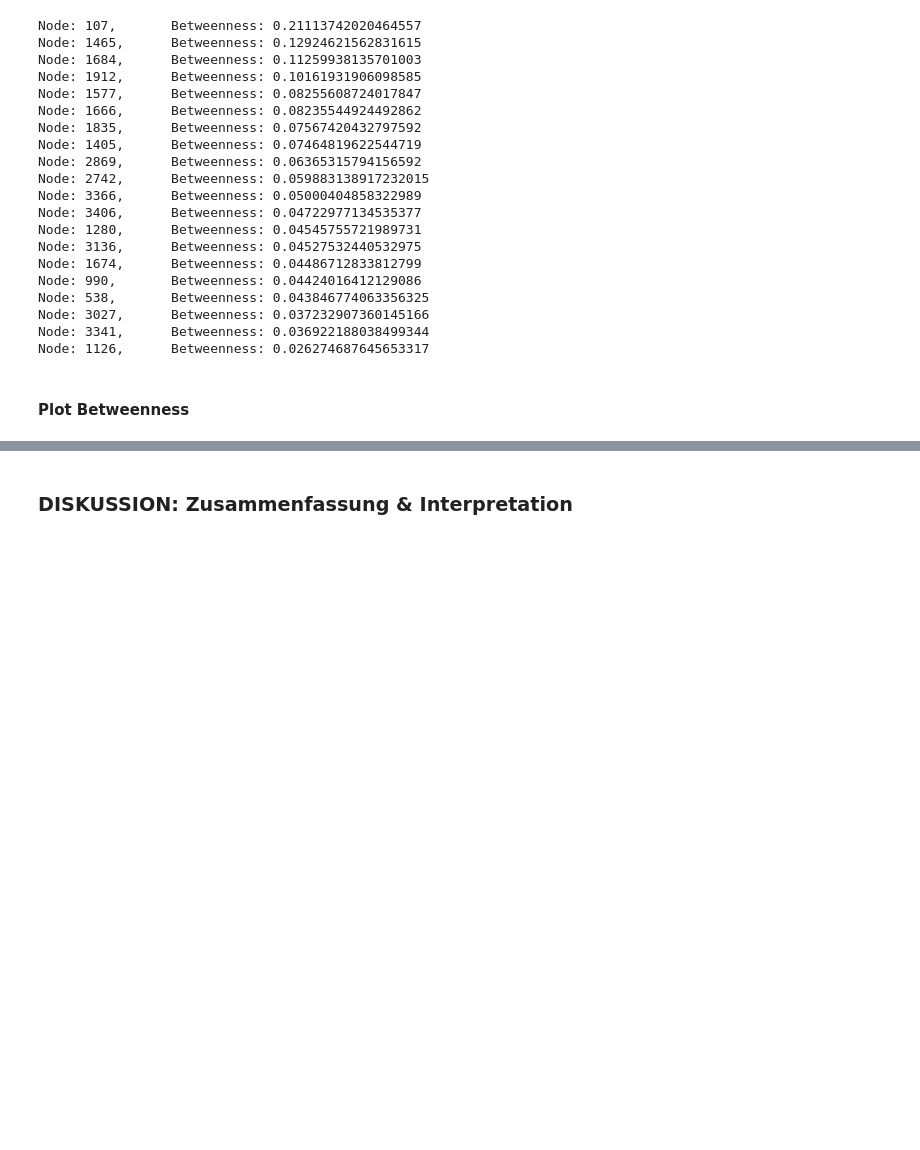
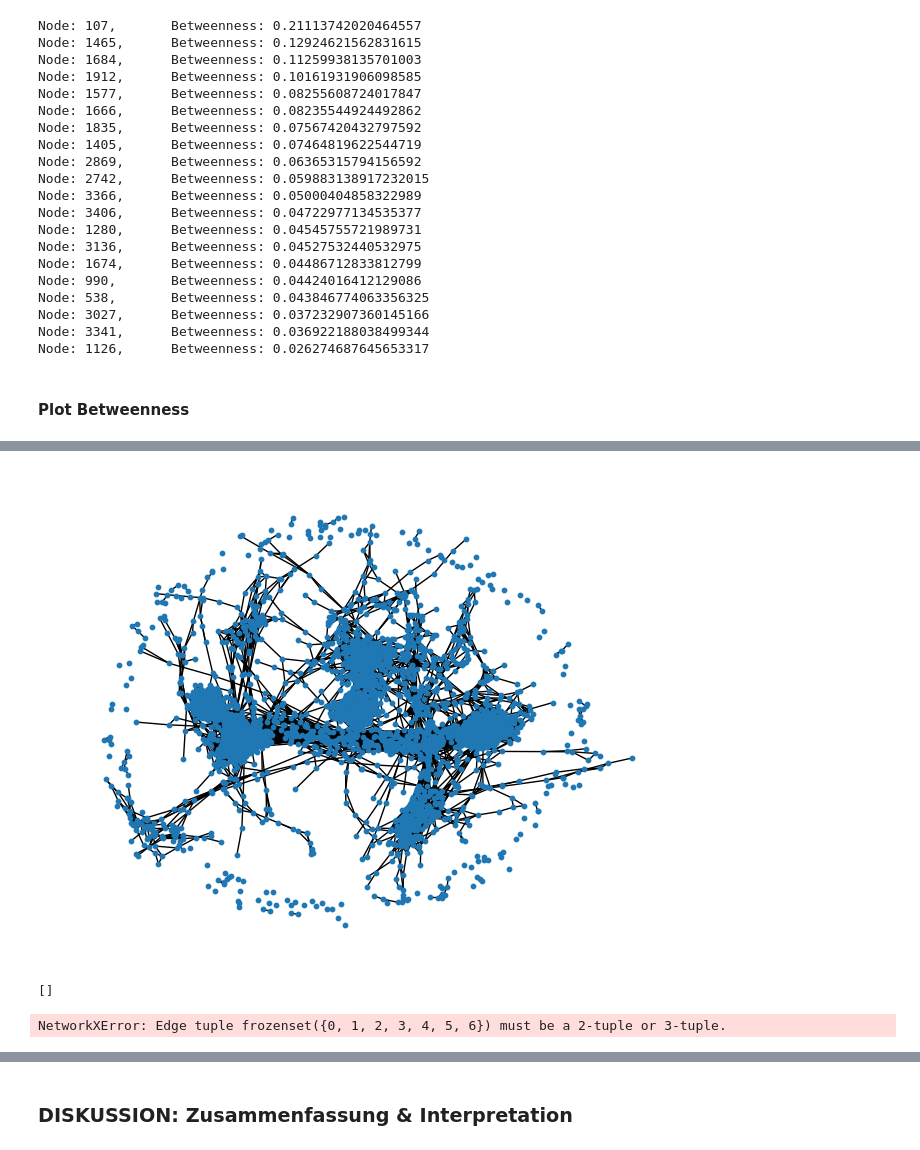
Before and after one commit to thodotpro/ws25_network, a Jupyter notebook: 25W-NWS-Aufgabenstellung.ipynb, the cells around one changed output, grey strips where cells are left out. Saved outputs shown, nothing was run; the diff lists cells and outputs as text; code cells hidden in the pictures; blank space fills up the shorter version.

```diff
--- a/25W-NWS-Aufgabenstellung.ipynb
+++ b/25W-NWS-Aufgabenstellung.ipynb
@@ -272,0 +341,29 @@ plt.show()
+# %%
+plt.Figure(figsize=(12,8))
+nx.draw_spring(H_sub,
+               node_size=10)
+# %% [output]
+[figure, added]
+# %%
+G = nx.complete_graph(5)
+
+K5 = nx.convert_node_labels_to_integers(G, first_label=2)
+
+G.add_edges_from(K5.edges())
+
+c = list(nx.community.k_clique_communities(G, 4))
+
+sorted(list(c[0]))
+[0, 1, 2, 3, 4, 5, 6]
+
+list(nx.community.k_clique_communities(G, 6))
+# %% [output]
+[]
+# %%
+c = nx.community.k_clique_communities(G, 3)
+# len(c)
+
+H = nx.Graph()
+H.add_edges_from(c)
+# %% [output]
+NetworkXError: Edge tuple frozenset({0, 1, 2, 3, 4, 5, 6}) must be a 2-tuple or 3-tuple.
```
Also changed, not shown: parts of 17 cells of this notebook, 2 other files.
